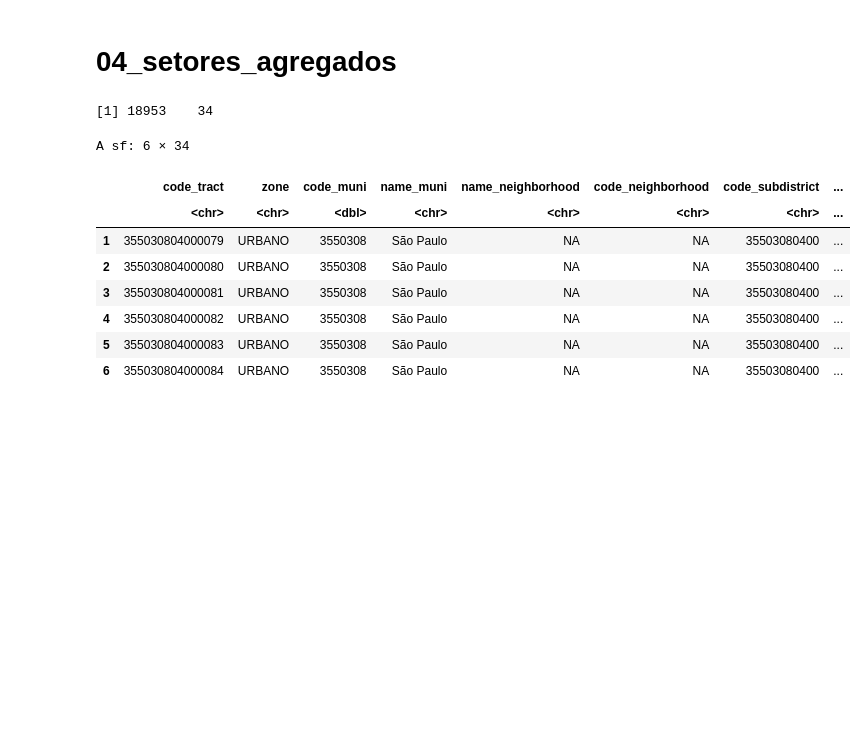
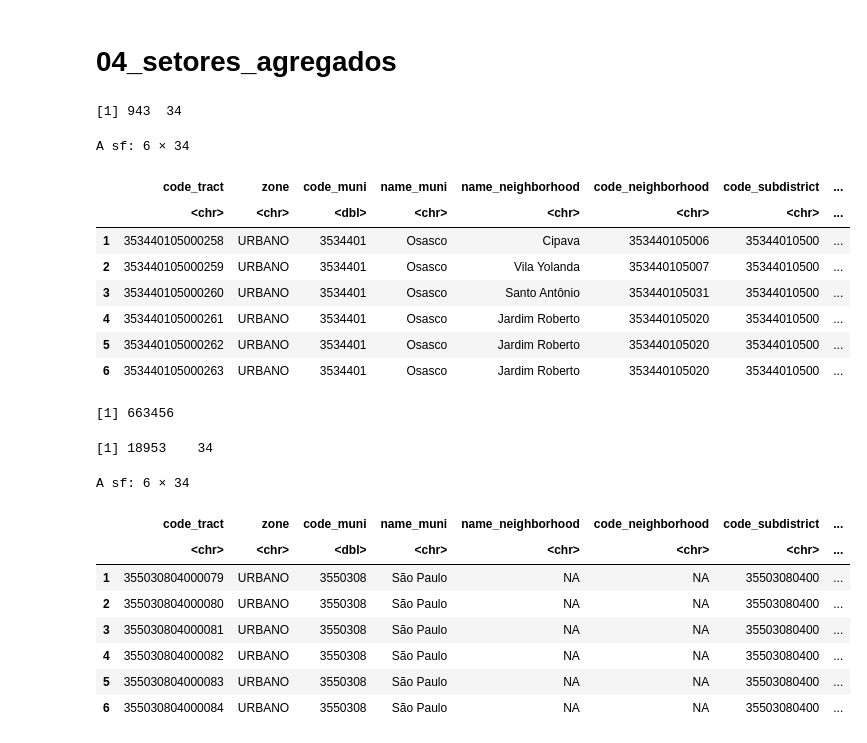
Before and after one commit to Multiplicidademobilidade/indice_acesso_cidade, a Jupyter notebook: R/dev_rev/01 - Visualização de objetos resultantes por pasta.ipynb, the cells around one changed output. Saved outputs shown, nothing was run; the diff lists cells and outputs as text; code cells hidden in the pictures; blank space fills up the shorter version.

```diff
--- a/R/dev_rev/01 - Visualização de objetos resultantes por pasta.ipynb
+++ b/R/dev_rev/01 - Visualização de objetos resultantes por pasta.ipynb
@@ -93,5 +121,26 @@ plot(grade_municipios %>% select(ID_UNICO))
 # %% [markdown]
 # 04_setores_agregados
+# %%
+open_file <- '../../../indice-mobilidade_dados/04_setores_agregados/2019/setores_agregados_oco_2019.rds'
+setores_agregados <- read_rds(open_file)
+
+dim(setores_agregados)
+head(setores_agregados)
+# %% [output]
+[1] 943  34
+A sf: 6 × 34
+|  | code_tract | zone | code_muni | name_muni | name_neighborhood | code_neighborhood | code_subdistrict | ... |
+|  | <chr> | <chr> | <dbl> | <chr> | <chr> | <chr> | <chr> | ... |
+| 1 | 353440105000258 | URBANO | 3534401 | Osasco | Cipava | 353440105006 | 35344010500 | ... |
+| 2 | 353440105000259 | URBANO | 3534401 | Osasco | Vila Yolanda | 353440105007 | 35344010500 | ... |
+| 3 | 353440105000260 | URBANO | 3534401 | Osasco | Santo Antônio | 353440105031 | 35344010500 | ... |
+| 4 | 353440105000261 | URBANO | 3534401 | Osasco | Jardim Roberto | 353440105020 | 35344010500 | ... |
+| 5 | 353440105000262 | URBANO | 3534401 | Osasco | Jardim Roberto | 353440105020 | 35344010500 | ... |
+| 6 | 353440105000263 | URBANO | 3534401 | Osasco | Jardim Roberto | 353440105020 | 35344010500 | ... |
+# %%
+ sum(setores_agregados$moradores_total, na.rm = TRUE)
+# %% [output]
+[1] 663456
 # %%
 open_file <- '../../../indice-mobilidade_dados/04_setores_agregados/2019/setores_agregados_spo_2019.rds'
 setores_agregados <- read_rds(open_file)
```
Also changed, not shown: parts of 15 cells of this notebook, 10 other files.
